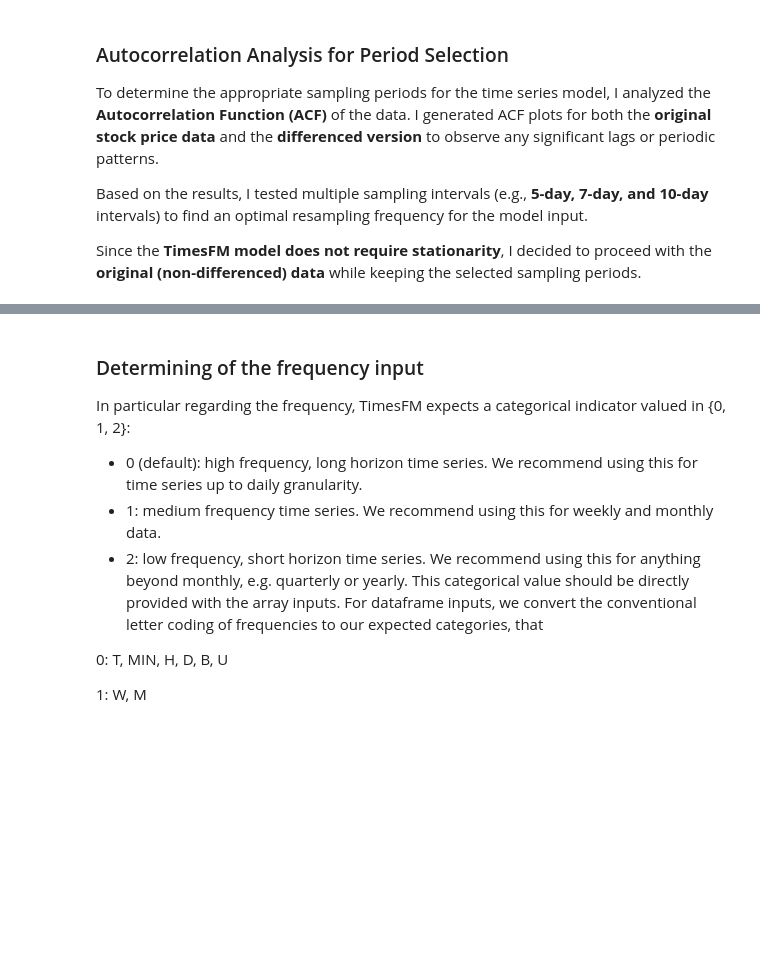
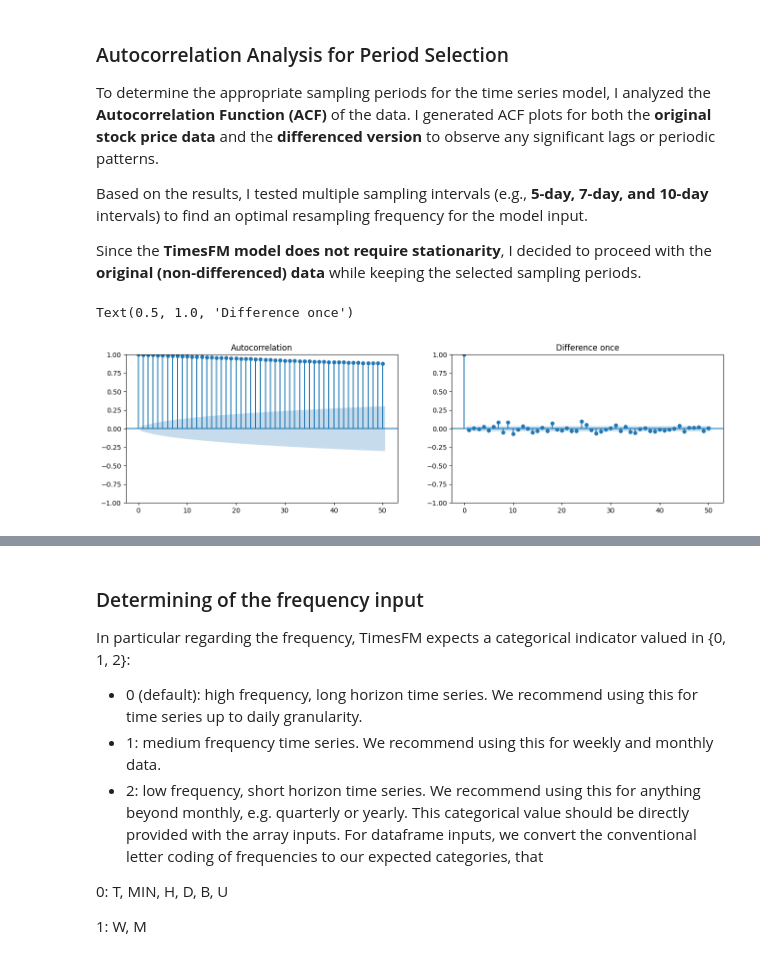
Before and after one commit to Yejin-Hwang/Analysis-of-Financial-Time-Series, a Jupyter notebook: 06_Google timesfm_yejin_0120.ipynb, the cells around one changed output, grey strips where cells are left out. Drawn from its saved outputs; the diff is of its cells as text; code cells hidden in the pictures; blank space fills up the shorter version.

```diff
--- a/06_Google timesfm_yejin_0120.ipynb
+++ b/06_Google timesfm_yejin_0120.ipynb
@@ -76,14 +67,17 @@ Since the **TimesFM model does not require stationarity**, I decided to proceed
 # %%
 from statsmodels.graphics.tsaplots import plot_acf
 
-price = df["Close"]
+price = TSLA_data["Close"]
 fig, (ax1, ax2 ) = plt.subplots(1, 2, figsize=(16, 4))
 price_diff = price.diff().dropna()
 
 
 plot_acf(price, lags=50, ax=ax1)  # Check autocorrelation
 plot_acf(price_diff, lags=50, ax=ax2)
 ax2.set_title("Difference once")
+# %% [output]
+Text(0.5, 1.0, 'Difference once')
+[figure, added]
 # %%
 # To check if the number of samples is enough
 for days in [5, 7, 10, 14, 20]:
```
Also changed, not shown: parts of 14 cells of this notebook.
